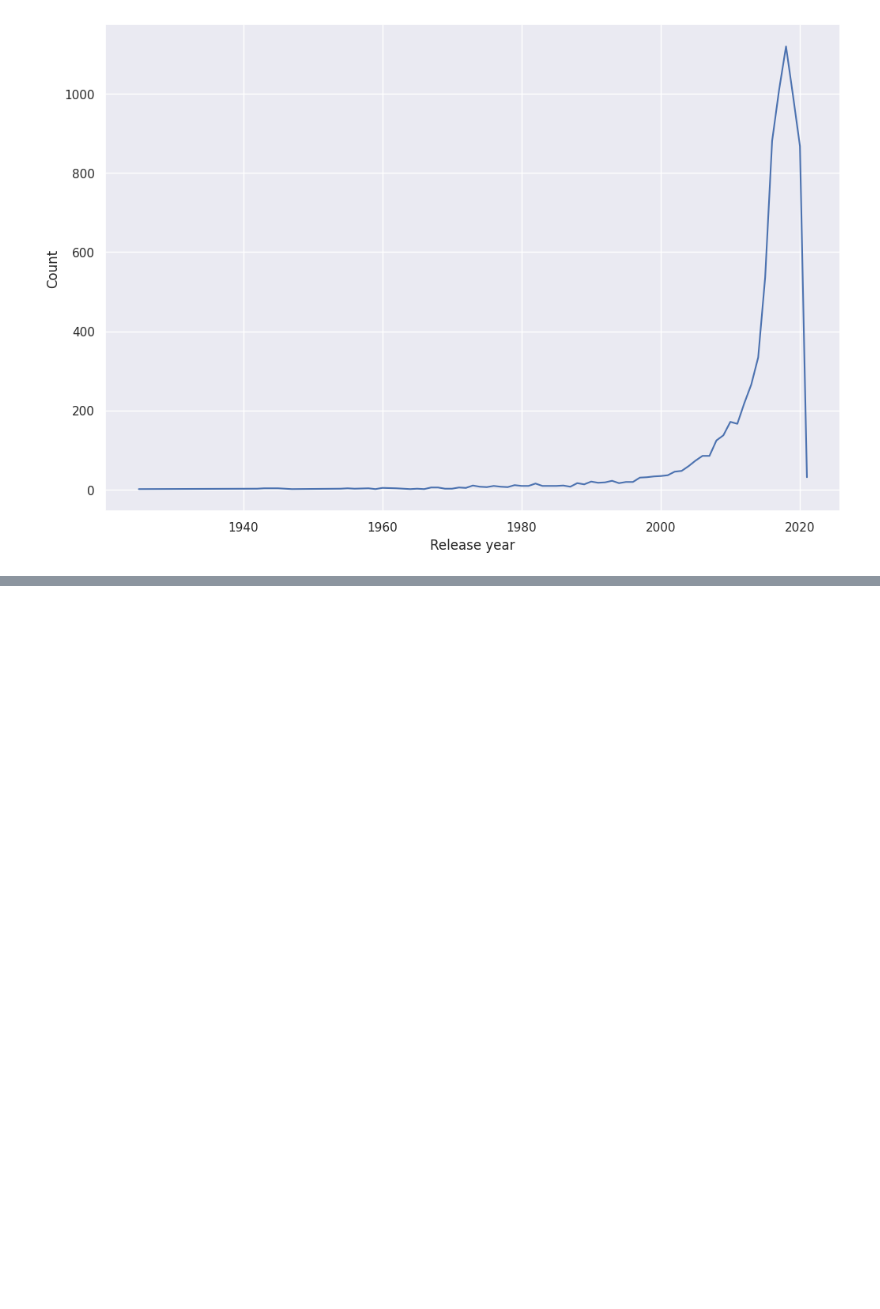
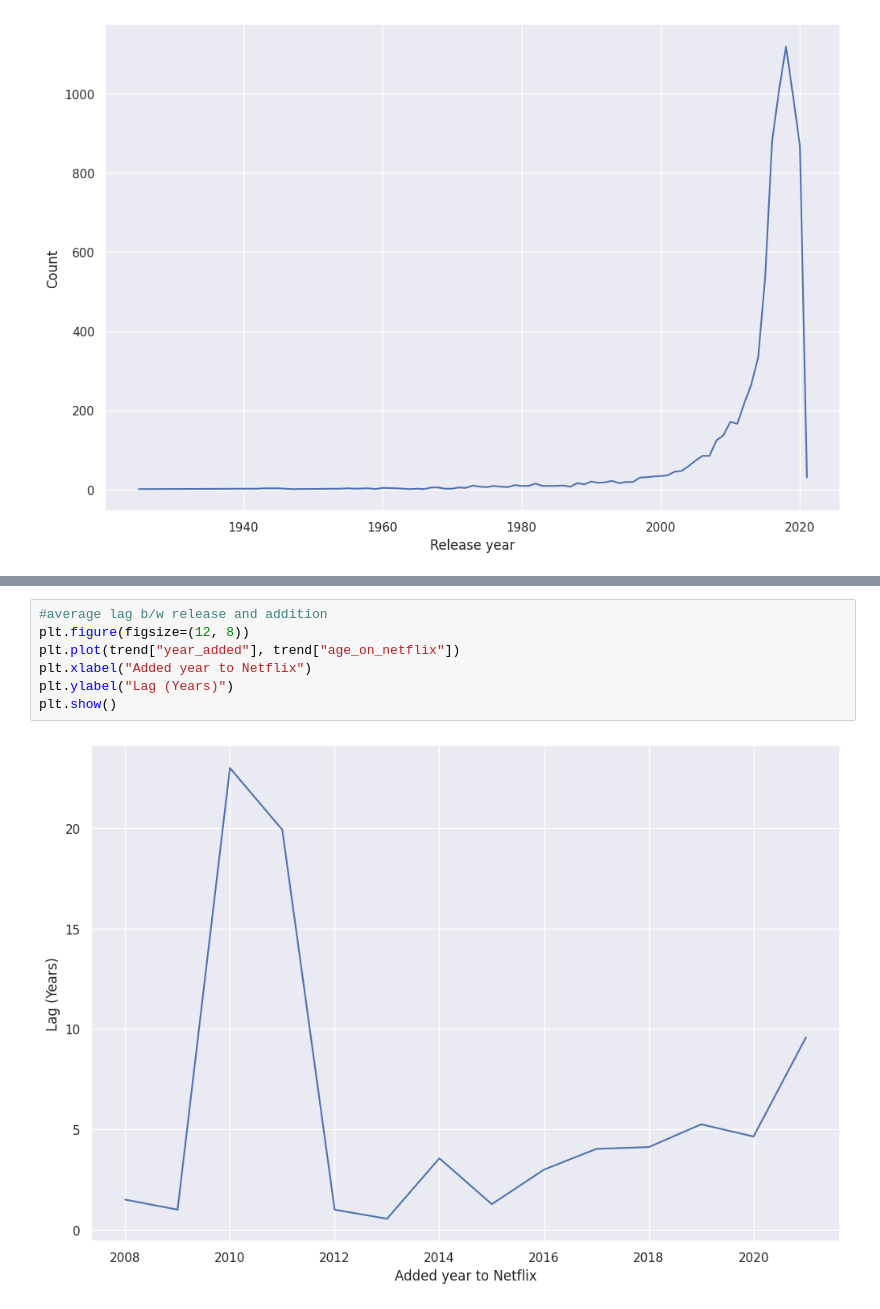
Before and after one commit to raginibalure/Training_ML_DS_AI, a Jupyter notebook: EDA_NetFlix.ipynb, the cells around one changed output, grey strips where cells are left out. Saved outputs shown, nothing was run; the diff lists cells and outputs as text; blank space fills up the shorter version.

```diff
--- a/EDA_NetFlix.ipynb
+++ b/EDA_NetFlix.ipynb
@@ -662,0 +662,9 @@ KeyError: 'year_added'
+# %%
+#average lag b/w release and addition
+plt.figure(figsize=(12, 8))
+plt.plot(trend["year_added"], trend["age_on_netflix"])
+plt.xlabel("Added year to Netflix")
+plt.ylabel("Lag (Years)")
+plt.show()
+# %% [output]
+[figure, added]
```
Also changed, not shown: parts of 1 cell of this notebook.
